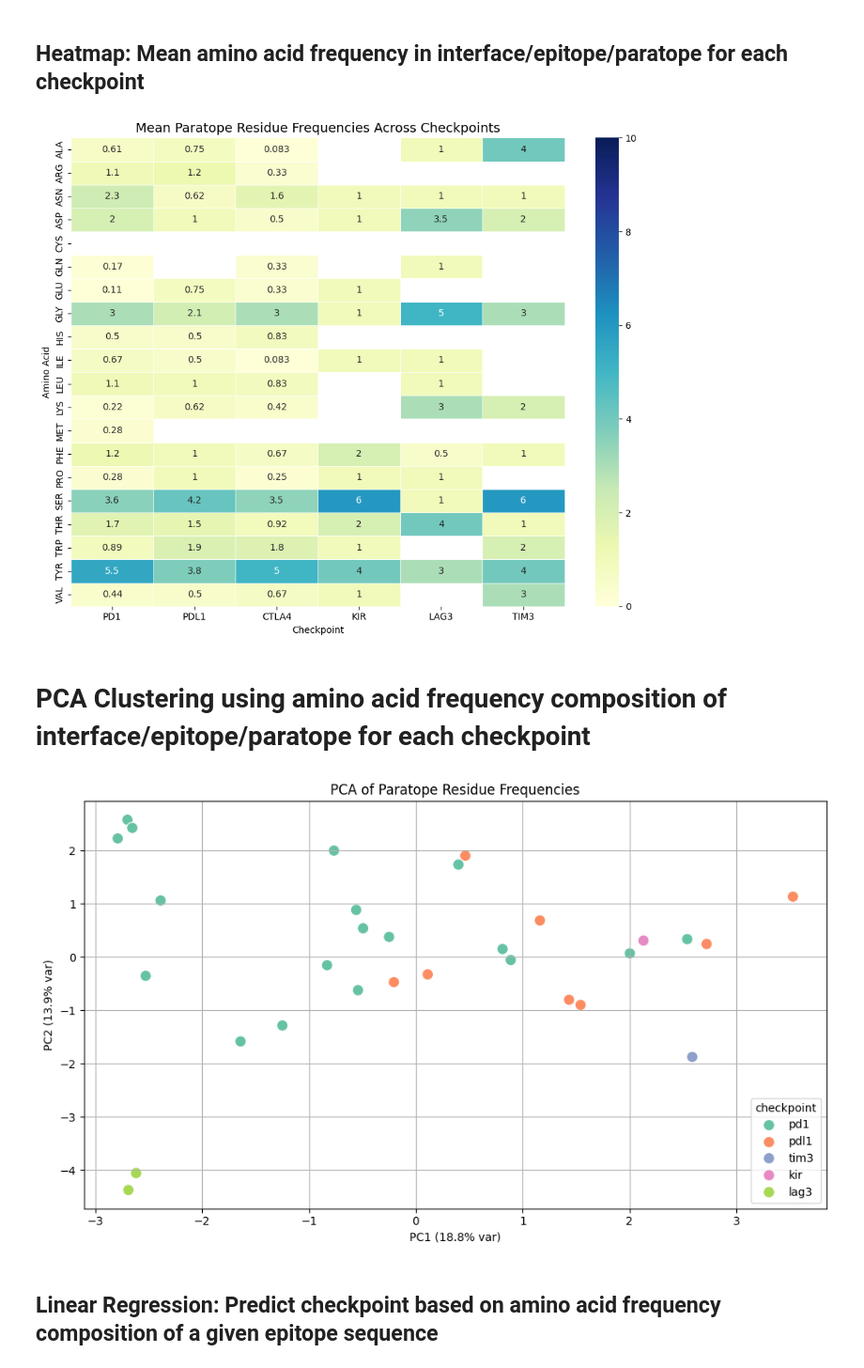
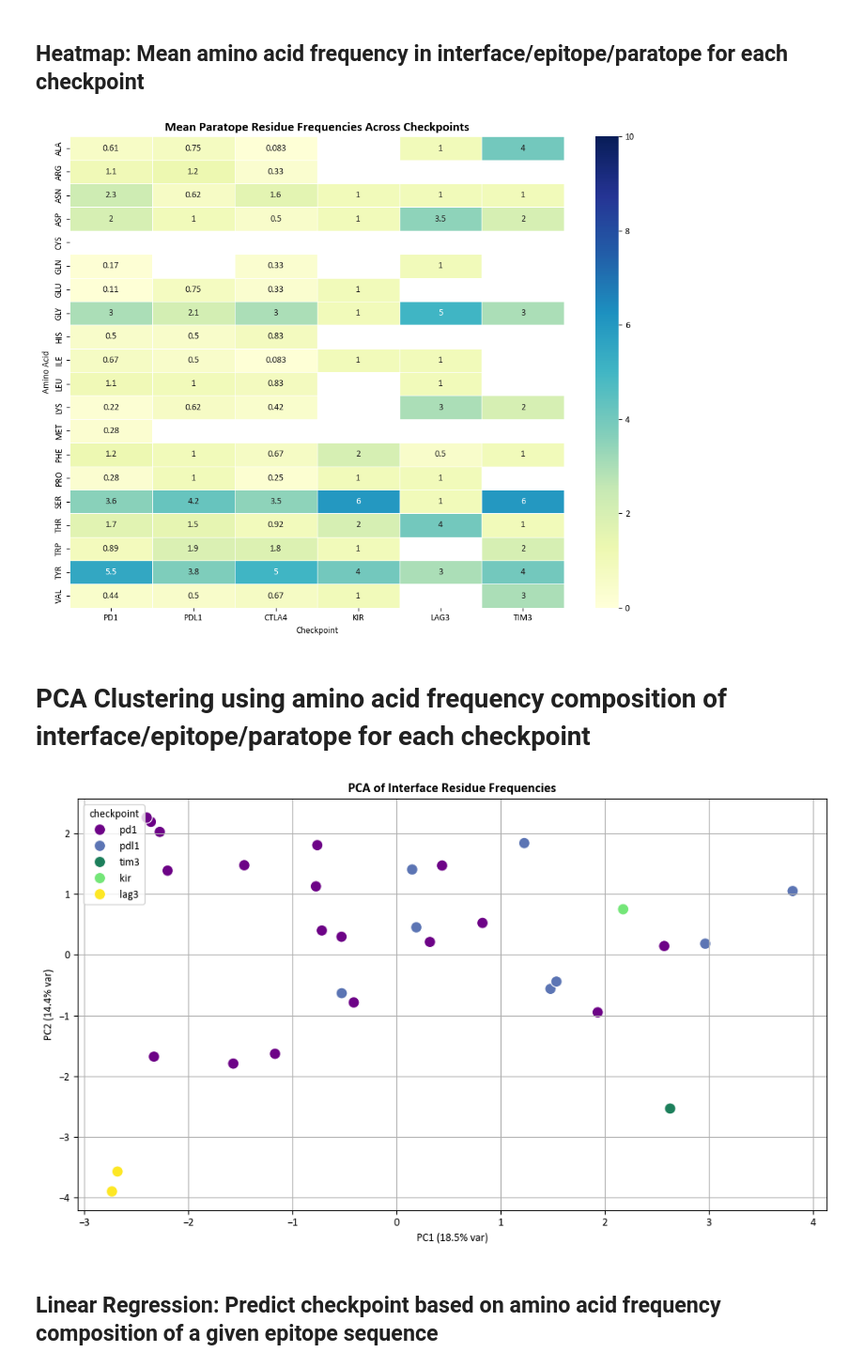
Before and after one commit to datascience-2025-group4/group04-team01, a Jupyter notebook: exploratory_data_analysis.ipynb, the cells around one changed output. Shown at 94% size. Saved outputs shown, nothing was run; the diff lists cells and outputs as text; code cells hidden in the pictures.

```diff
--- a/exploratory_data_analysis.ipynb
+++ b/exploratory_data_analysis.ipynb
@@ -36,6 +36,9 @@ from sklearn.linear_model import LogisticRegression
 from sklearn.model_selection import cross_val_score
 from sklearn.metrics import classification_report, confusion_matrix, ConfusionMatrixDisplay
 from sklearn.metrics import classification_report
+
+plt.rcParams['font.family'] = 'Calibri'
+plt.rcParams['axes.titleweight'] = 'bold'
 # %%
 # Define datasets for individual inhibitory checkpoints
 data = pd.read_csv('data/ab_ag.tsv', sep='\t')
@@ -269,9 +271,9 @@ def analyze_paratope_residues(pdb_path, heavy_chain, light_chain, antigen_chain,
 # %% [markdown]
 ## Save residue frequency information from interface/epitope/paratope
 # %%
-current_checkpoint = 'lag3' # wechseln
+current_checkpoint = 'ctla4' # wechseln
 folder_path = f"structures/{current_checkpoint}"
-section = 'paratope' # can change to: epitope/interface
+section = 'interface' # can change to: epitope/paratope/interface
 ckpt_ids = os.listdir(folder_path)
 all_interface_rows = []
 
@@ -280,9 +282,9 @@ for ckpt_id in ckpt_ids:
     pdb_id = ckpt_id.replace(".pdb", "")
 
     try: #wenn pdbid existiert, dann gibt es die wer
-        H = lag3[lag3['pdb'] == pdb_id]['Hchain'].values[0] # wechseln
-        L = lag3[lag3['pdb'] == pdb_id]['Lchain'].values[0] # wechseln
-        A = lag3[lag3['pdb'] == pdb_id]['antigen_chain'].values[0] # wechseln
+        H = ctla4[ctla4['pdb'] == pdb_id]['Hchain'].values[0] # wechseln
+        L = ctla4[ctla4['pdb'] == pdb_id]['Lchain'].values[0] # wechseln
+        A = ctla4[ctla4['pdb'] == pdb_id]['antigen_chain'].values[0] # wechseln
 
         if section == 'paratope':
             rows = analyze_paratope_residues(pdb_path, H, L, A) # gibt werte, die wir für die funktion brauchen
@@ -303,7 +305,7 @@ output_folder = f"data/{current_checkpoint}" # definiert output für csv
 os.makedirs(output_folder, exist_ok=True) # make Ordner, falls nciht existiert
 
 
-df_out.to_csv(f"{output_folder}/{current_checkpoint}_{section}residues.csv", index=False)
+df_out.to_csv(f"{output_folder}/{current_checkpoint}_{section}_residues.csv", index=False)
 print(f"Saved detailed data to {current_checkpoint}_{section}_residues.csv")
 
 
@@ -321,6 +339,8 @@ Saved pivot summary to lag3_paratope_residue_frequencies_pivot.csv
 # %%
 # Load pivoted frequency table
 checkpoints = ['pd1', 'pdl1', 'tim3', 'kir', 'lag3', 'tim3']
+section = 'interface' # can change to: epitope/paratope/interface
+
 
 for ckpt in checkpoints:
     df = pd.read_csv(f"data/{ckpt}/{ckpt}_{section}_residue_frequencies_pivot.csv", index_col=0)
@@ -328,6 +348,10 @@ for ckpt in checkpoints:
     df_z = df.apply(zscore, axis=0)
 
     plt.figure(figsize=(14, 8))
+
+    output_folder = f'plots/{ckpt}'
+    os.makedirs(output_folder, exist_ok=True) # make Ordner, falls nciht existiert
+
 
     sns.heatmap(
         df_z,
@@ -337,7 +361,8 @@ for ckpt in checkpoints:
         fmt=".1f",
         linewidths=0.5,
         linecolor='white',
-        cbar_kws={"label": "Z-Score"}
+        cbar_kws={"label": "Z-Score"},
+        vmin=-1, vmax=4
     )
 
     plt.title(f"Normalized {section.capitalize()} Residue Frequencies (Z-scores) for {ckpt.upper()}", fontsize=16)
@@ -346,6 +371,6 @@ for ckpt in checkpoints:
     plt.xticks(rotation=45, ha='right')
     plt.yticks(rotation=0)
     plt.tight_layout()
-    plt.savefig(f"plots/{ckpt}_{section}_freq_heatmap.pdf", bbox_inches = "tight")
+    plt.savefig(f"{output_folder}/{ckpt}_{section}_freq_heatmap.pdf", bbox_inches = "tight")
     plt.show()
 # %% [output]
@@ -403,6 +431,7 @@ plt.show()
 ## Heatmap: Mean amino acid frequency in interface/epitope/paratope for each checkpoint
 # %%
 heatmap_data = pd.DataFrame(index=all_residues)
+section = 'paratope' # can change to: epitope/paratope/interface
 
 for cp in checkpoints:
     file_path = f'data/{cp}/{cp}_{section}_residue_frequencies_pivot.csv'
@@ -411,6 +440,7 @@ for cp in checkpoints:
         df = df.reindex(all_residues)  # ensure consistent order
         heatmap_data[cp.upper()] = df['mean']
 
+
 # Plot the heatmap
 plt.figure(figsize=(10, 8))
 sns.heatmap(heatmap_data, annot=True, cmap="YlGnBu", vmin=0, vmax=10, linewidths=0.5)
@@ -418,10 +448,10 @@ plt.title(f"Mean {section.capitalize()} Residue Frequencies Across Checkpoints",
 plt.xlabel("Checkpoint")
 plt.ylabel("Amino Acid")
 plt.tight_layout()
-plt.savefig(f"plots/checkpoint_{section}_AA_freq_heatmap.pdf", dpi=300)
+plt.savefig(f"plots/exploratory_analysis/checkpoint_{section}_AA_freq_heatmap.pdf", dpi=300)
 plt.show()
 # %% [output]
-[figure, old version]
+[figure, new version]
 # %% [markdown]
 # PCA Clustering using amino acid frequency composition of interface/epitope/paratope for each checkpoint
 # %%
@@ -433,6 +463,9 @@ three_to_one = {
     "SER": "S", "THR": "T", "TRP": "W", "TYR": "Y", "VAL": "V"
 }
 aa_list = list(three_to_one.values())
+
+section = 'interface' # can change to: epitope/paratope/interface
+
 
 data = []
 labels = []
@@ -455,36 +488,45 @@ for checkpoint in checkpoints:
         # Normalize to relative frequency
         total = sum(aa_counts.values())
         aa_freqs = {f"{aa}_freq": aa_counts.get(aa, 0) / total if total else 0 for aa in aa_list}
 
         data.append(aa_freqs)
         labels.append(checkpoint)
 
 # Create DataFrame
 df_features = pd.DataFrame(data)
 df_features["checkpoint"] = labels
 
 # Standardize features
 X = df_features.drop("checkpoint", axis=1)
 X_scaled = StandardScaler().fit_transform(X)
 
 # PCA
 pca = PCA(n_components=2)
 X_pca = pca.fit_transform(X_scaled)
 df_features["PC1"] = X_pca[:, 0]
 df_features["PC2"] = X_pca[:, 1]
 
+viridis_hex = [
+    "#6D0387",  # dark purple
+    "#5c75b4",  # blue
+    "#1c7f5b",  # teal
+    "#74e678",  # green
+    "#fde725",  # yellow
+    "#482878"   # violet-blue
+]
+
 # Plot
 plt.figure(figsize=(10, 6))
-sns.scatterplot(data=df_features, x="PC1", y="PC2", hue="checkpoint", palette="Set2", s=100)
+sns.scatterplot(data=df_features, x="PC1", y="PC2", hue="checkpoint", palette=viridis_hex, s=100)
 plt.title(f"PCA of {section.capitalize()} Residue Frequencies")
 plt.xlabel(f"PC1 ({pca.explained_variance_ratio_[0]*100:.1f}% var)")
 plt.ylabel(f"PC2 ({pca.explained_variance_ratio_[1]*100:.1f}% var)")
 plt.grid(True)
 plt.tight_layout()
-plt.savefig(f'plots/pca_{section}_res_frq.pdf', bbox_inches='tight')
+plt.savefig(f'plots/exploratory_analysis/pca_{section}_res_frq.pdf', bbox_inches='tight')
 plt.show()
 # %% [output]
-[figure, old version]
+[figure, new version]
 # %% [markdown]
 ## Linear Regression: Predict checkpoint based on amino acid frequency composition of a given epitope sequence
 # %%
```
Also changed, not shown: parts of 6 cells of this notebook, 12 other files.
